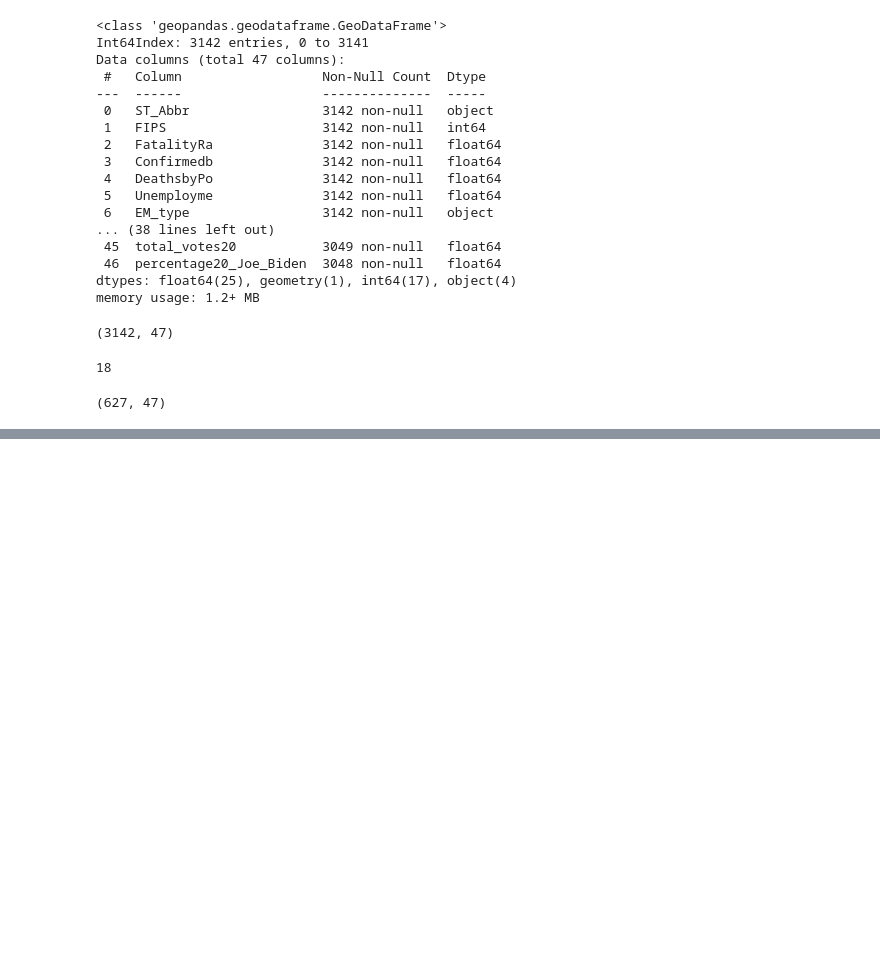
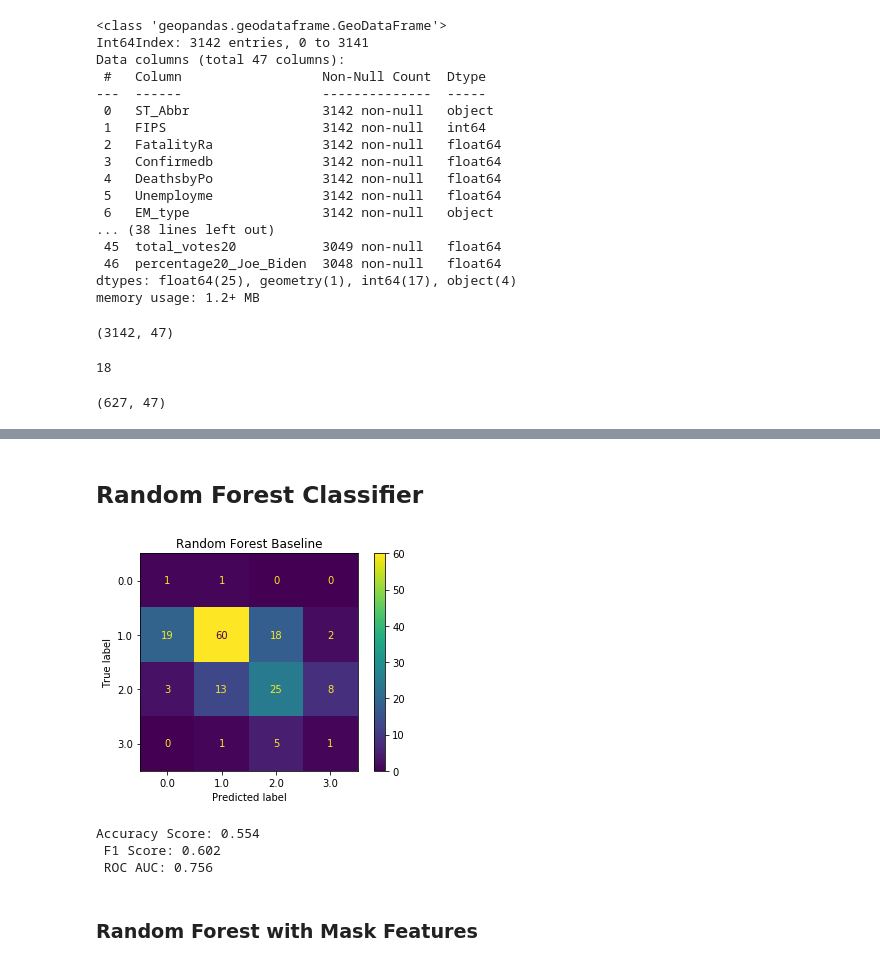
Before and after one commit to datascisteven/The-Masked-Politic, a Jupyter notebook: the_masked_politican.ipynb, the cells around one changed output, grey strips where cells are left out. Saved outputs shown, nothing was run; the diff lists cells and outputs as text; code cells hidden in the pictures; blank space fills up the shorter version.

Commit message:
modeling process annotations

```diff
--- a/the_masked_politican.ipynb
+++ b/the_masked_politican.ipynb
@@ -230,8 +229,0 @@ elec_geo_df.shape
-# %%
-def get_scores(model, X, y):
-    y_pred = model.predict(X)
-
-    # ROC/AUC for multi-class
-    y_bin = label_binarize(y, classes = [0,1,2,3])
-    y_pred_bin = label_binarize(y_pred, classes = [0,1,2,3])
-    return roc_auc_score(y_bin, model.predict_proba(X), multi_class='ovr', average='weighted')
@@ -247,3 +237,0 @@ X_train_mask, X_test_mask, y_train_mask, y_test_mask = train_test_split(X_mask,
-# %%
-pipeline_base = Pipeline([('ss', StandardScaler()), ('RF', RandomForestClassifier(random_state=46))])
-pipeline_mask = Pipeline([('ss', StandardScaler()), ('RF', RandomForestClassifier(random_state=46))])
@@ -335,0 +243,25 @@ get_scores(lr_pipe_mask, X_test_mask, y_test_mask)
+# %%
+# use oversampling to help with class imablance for training data
+smote_base = SMOTE()
+X_train_base, y_train_base = smote_base.fit_sample(X_train_base, y_train_base)
+# oversample mask data
+smote_mask = SMOTE()
+X_train_mask, y_train_mask = smote_mask.fit_sample(X_train_mask, y_train_mask)
+# %%
+# define function to evaluate the models
+def get_scores(model, X, y, name):
+    #get predictions
+    y_pred = model.predict(X)
+
+    # ROC/AUC for multi-class
+    y_bin = label_binarize(y, classes = [0,1,2,3])
+    plot_confusion_matrix(model,X, y)
+    plt.title(name)
+    plt.show()
+
+    f1 = f1_score(y, y_pred, average='weighted')
+    acc = accuracy_score(y, y_pred)
+    roc = roc_auc_score(y_bin, model.predict_proba(X), multi_class='ovr', average='weighted')
+    return print(f'Accuracy Score: {round(acc,3)} \n F1 Score: {round(f1, 3)} \n ROC AUC: {round(roc,3)}')
+# %% [markdown]
+## Random Forest Classifier
@@ -335,0 +278,10 @@ get_scores(lr_pipe_mask, X_test_mask, y_test_mask)
+# %%
+# check performance
+get_scores(gridsearch_base, X_test_base, y_test_base, 'Random Forest Baseline')
+# %% [output]
+[figure, added]
+Accuracy Score: 0.554
+ F1 Score: 0.602
+ ROC AUC: 0.756
+# %% [markdown]
+### Random Forest with Mask Features
```
Also changed, not shown: parts of 48 cells of this notebook.
